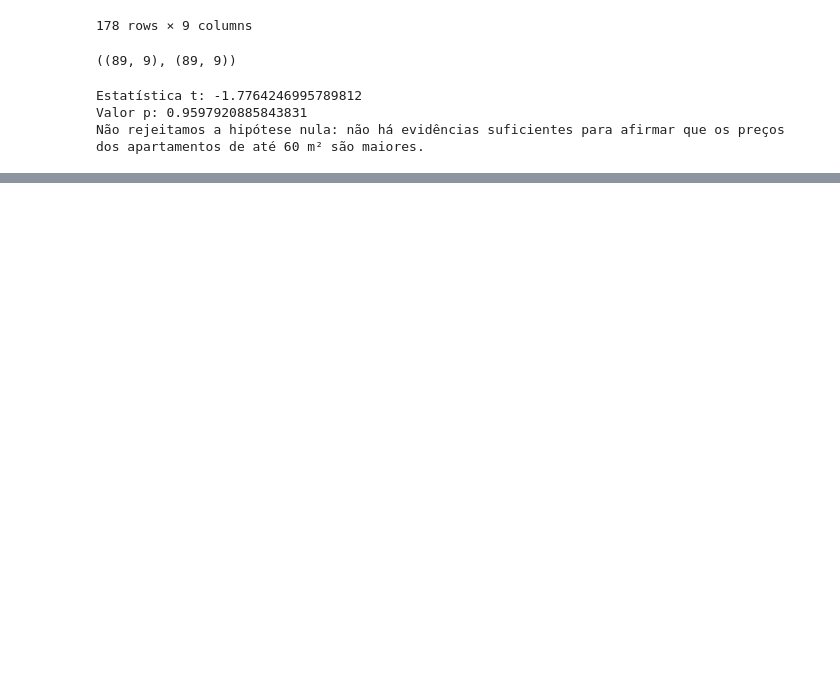
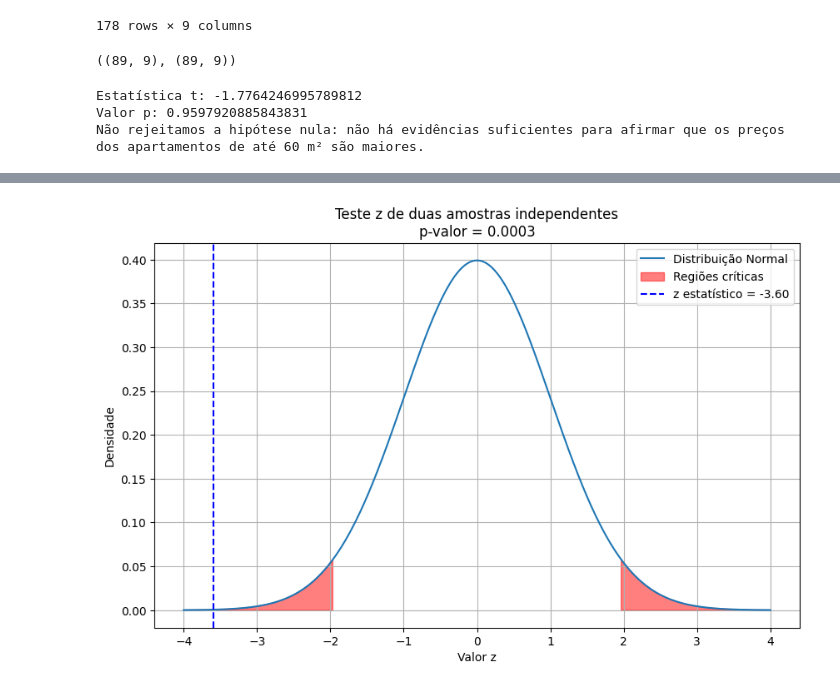
Before and after one commit to rodrigorocha1/extracao_viva_real_selenium, a Jupyter notebook: notebooks_exemplo/visualizacaov2.ipynb, the cells around one changed output, grey strips where cells are left out. Saved outputs shown, nothing was run; the diff lists cells and outputs as text; code cells hidden in the pictures; blank space fills up the shorter version.

```diff
--- a/notebooks_exemplo/visualizacaov2.ipynb
+++ b/notebooks_exemplo/visualizacaov2.ipynb
@@ -643,0 +597,49 @@ fig2.show()
+# %%
+import numpy as np
+import scipy.stats as stats
+import matplotlib.pyplot as plt
+
+# Gerar dados de exemplo
+np.random.seed(0)
+data1 = np.random.normal(loc=5, scale=1, size=100)
+data2 = np.random.normal(loc=5.5, scale=1, size=100)
+
+# Calcular as estatísticas da amostra
+mean1, mean2 = np.mean(data1), np.mean(data2)
+std1, std2 = np.std(data1, ddof=1), np.std(data2, ddof=1)
+n1, n2 = len(data1), len(data2)
+
+# Calcular a estatística z e o p-valor
+pooled_std = np.sqrt((std1**2 / n1) + (std2**2 / n2))
+z_statistic = (mean1 - mean2) / pooled_std
+p_value = 2 * (1 - stats.norm.cdf(np.abs(z_statistic)))
+
+# Parâmetros para o gráfico
+alpha = 0.05
+
+# Gerar a distribuição normal
+x = np.linspace(-4, 4, 1000)
+y = stats.norm.pdf(x, 0, 1)
+
+# Determinar os valores críticos
+critical_value = stats.norm.ppf(1 - alpha/2)
+
+# Plotar a distribuição normal
+plt.figure(figsize=(10, 6))
+plt.plot(x, y, label='Distribuição Normal')
+
+# Sombras para as regiões críticas
+plt.fill_between(x, y, where=(x < -critical_value) | (x > critical_value), color='red', alpha=0.5, label='Regiões críticas')
+
+# Linha para o valor z observado
+plt.axvline(x=z_statistic, color='blue', linestyle='--', label=f'z estatístico = {z_statistic:.2f}')
+
+# Adicionar legendas e títulos
+plt.legend()
+plt.xlabel('Valor z')
+plt.ylabel('Densidade')
+plt.title(f'Teste z de duas amostras independentes\np-valor = {p_value:.4f}')
+plt.grid(True)
+plt.show()
+# %% [output]
+[figure, added]
```
Also changed, not shown: parts of 19 cells of this notebook, 2 other files.
